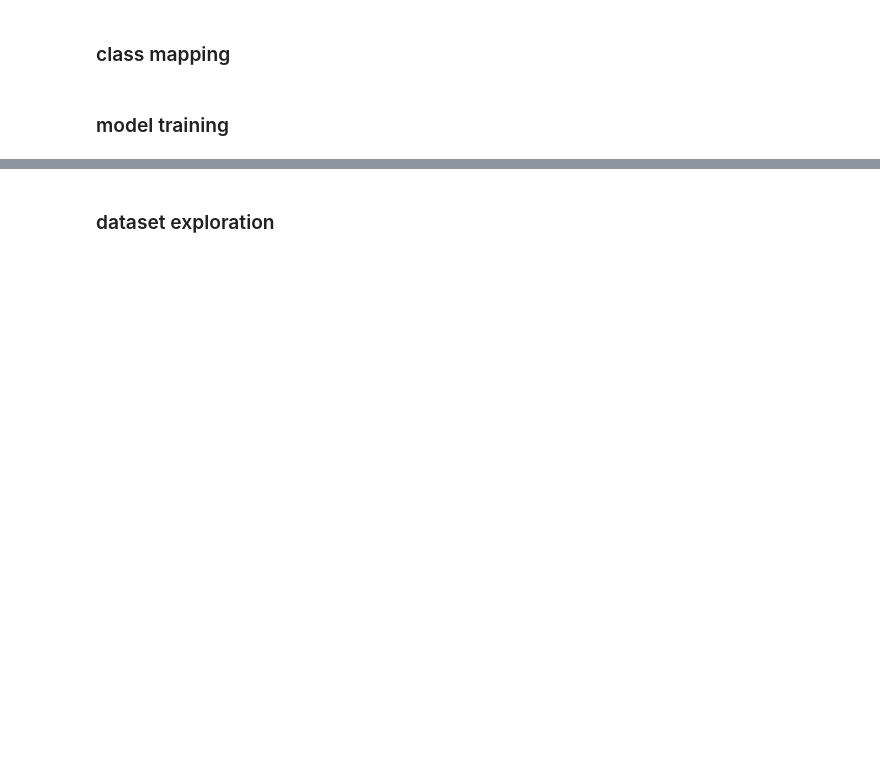
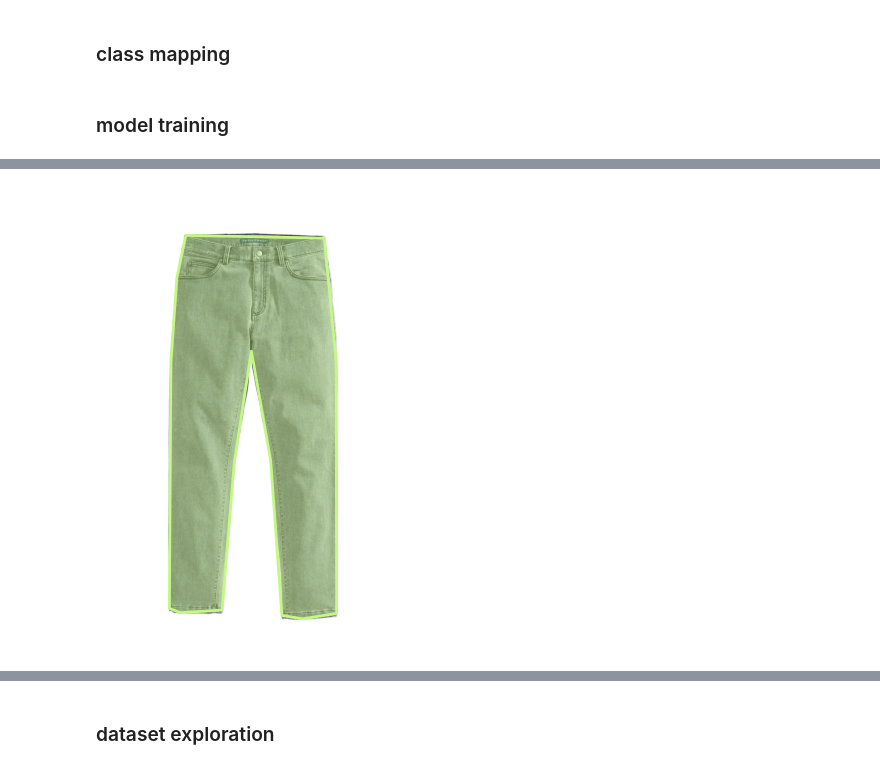
Before and after one commit to hanyikao/cloth-segmentation, a Jupyter notebook: viewer.ipynb, the cells around one changed output, grey strips where cells are left out. Saved outputs shown, nothing was run; the diff lists cells and outputs as text; code cells hidden in the pictures; blank space fills up the shorter version.

```diff
--- a/viewer.ipynb
+++ b/viewer.ipynb
@@ -125,0 +134,11 @@ import numpy as np
+# %%
+from pycocotools.coco import COCO
+import matplotlib.pyplot as plt
+coco = COCO("/home/hykao/Taelor/merge/runs/labelme2coco/dataset.json")
+
+imgId = 1
+ann_ids = coco.getAnnIds(imgIds=[imgId], iscrowd=None)
+anns = coco.loadAnns(ann_ids)
+image_path = coco.loadImgs(imgId)[0]['file_name']
+print(coco.loadImgs(imgId))
+coco.annToMask(anns[0])
@@ -125,0 +158,10 @@ import numpy as np
+# %%
+anns
+image = plt.imread("../merge/" + image_path)
+plt.imshow(image)
+coco.showAnns(anns)
+
+plt.axis('off')
+plt.tight_layout()
+# %% [output]
+[figure, added]
```
Also changed, not shown: parts of 9 cells of this notebook, 10 other files.
